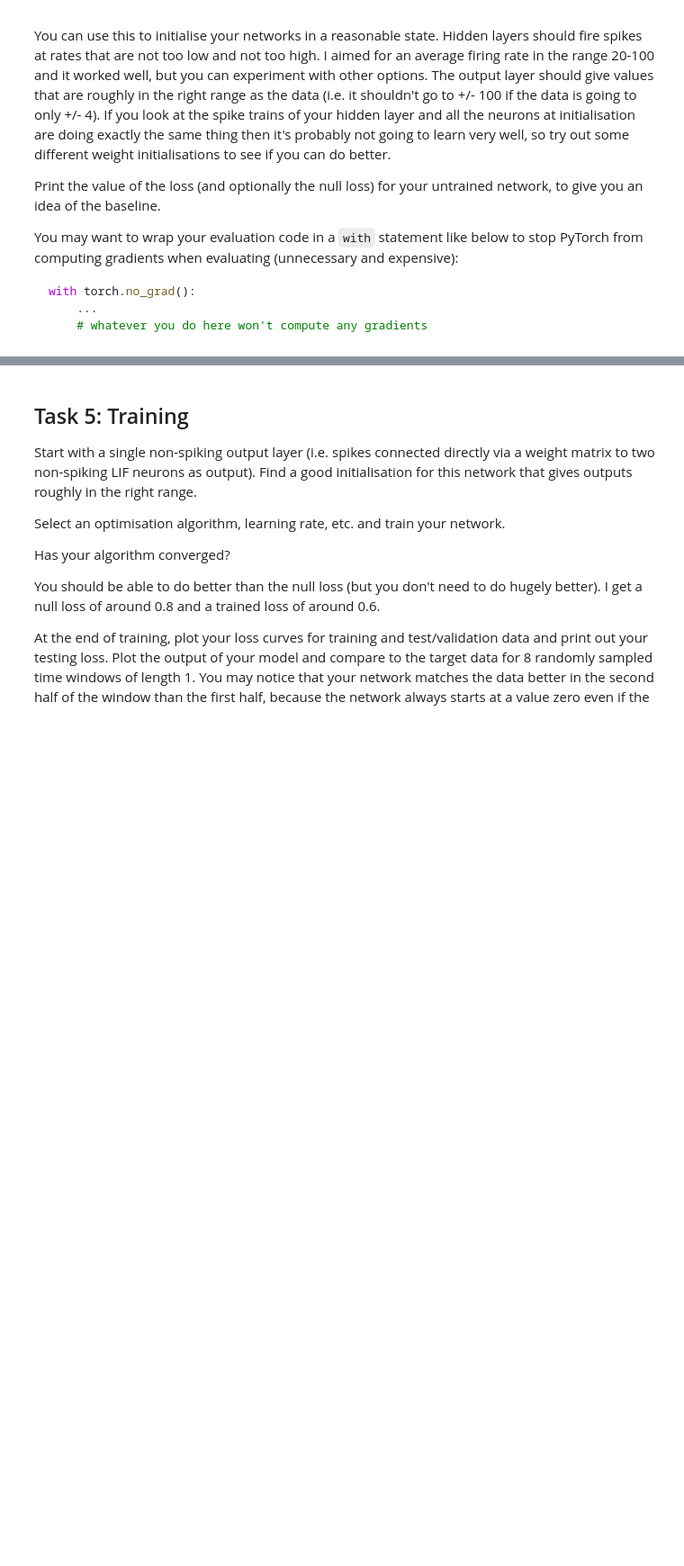
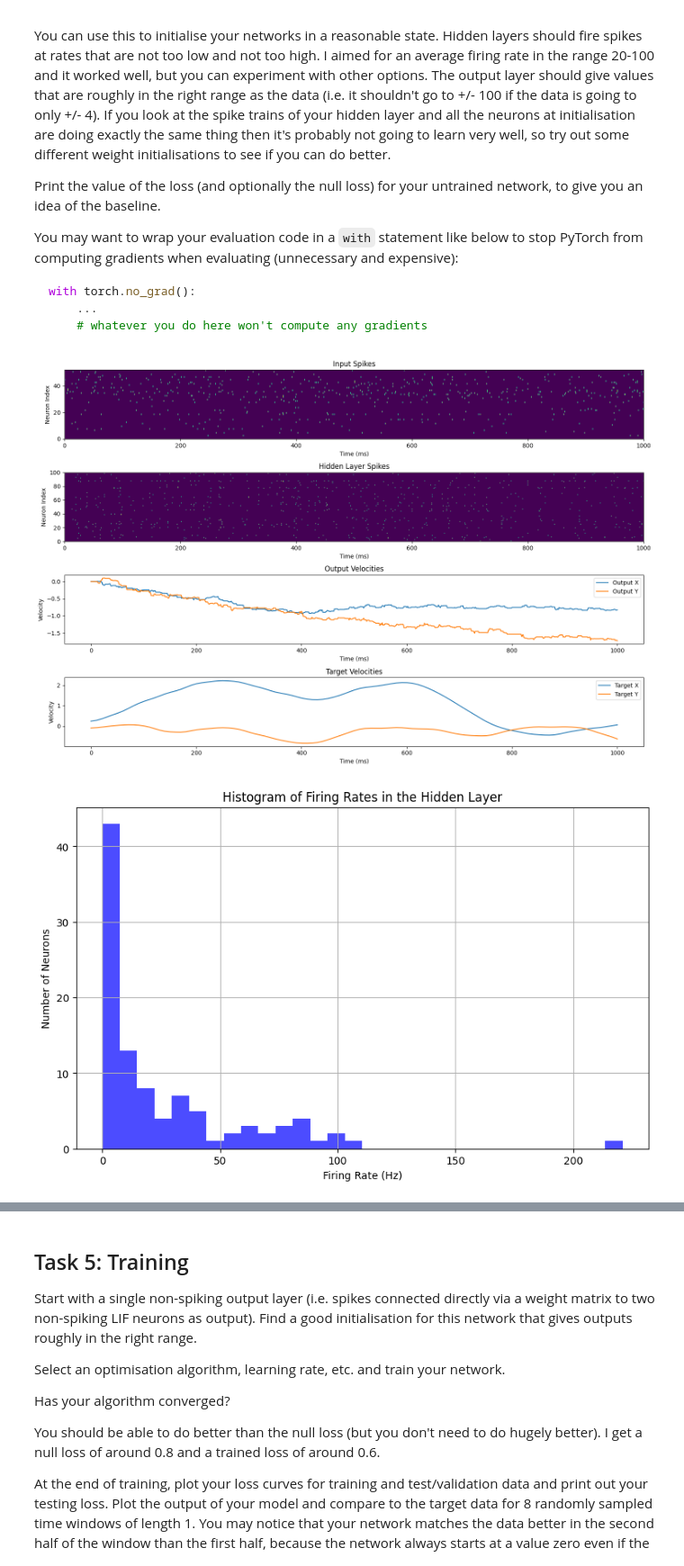
Before and after one commit to codinghasnat/Neuro4ML_2, a Jupyter notebook: Ayman/cw2-decoding.ipynb, the cells around one changed output, grey strips where cells are left out. Shown at 90% size. Saved outputs shown, nothing was run; the diff lists cells and outputs as text; code cells hidden in the pictures; blank space fills up the shorter version.

```diff
--- a/Ayman/cw2-decoding.ipynb
+++ b/Ayman/cw2-decoding.ipynb
@@ -423,8 +442,8 @@ def evaluate_model(network, test_loader):
 class SimpleSNN(nn.Module):
     def __init__(self):
         super(SimpleSNN, self).__init__()
-        self.hidden_layer = SNNLayer(n_in=100, n_out=100, spiking=True)
-        self.output_layer = SNNLayer(n_in=100, n_out=2, spiking=False)
+        self.hidden_layer = SNNLayer(n_in=52, n_out=100, spiking=True)
+        self.output_layer = SNNLayer(n_in=100, n_out=2, spiking=False, tau=500)
 
     def forward(self, x):
         x = self.hidden_layer(x)
@@ -443,0 +461,20 @@ test_loader = [(test_spikes, test_velocities)]
+# %%
+def compute_firing_rates(hidden_spikes, dt):
+    # Sum over all time points to get the total number of spikes for each neuron
+    total_spikes_per_neuron = hidden_spikes.sum(dim=2)
+    # Sum over batches to integrate spikes from all test examples
+    total_spikes_per_neuron = total_spikes_per_neuron.sum(dim=0)
+    # Compute the total time duration covered by the spikes
+    total_time_seconds = hidden_spikes.size(2) * dt
+    # Compute firing rates: spikes per second (Hz) per neuron
+    firing_rates = total_spikes_per_neuron / total_time_seconds
+    return firing_rates
+
+def plot_firing_rates(firing_rates):
+    plt.figure(figsize=(10, 6))
+    plt.hist(firing_rates.numpy(), bins=30, color='blue', alpha=0.7)
+    plt.title('Histogram of Firing Rates in the Hidden Layer')
+    plt.xlabel('Firing Rate (Hz)')
+    plt.ylabel('Number of Neurons')
+    plt.grid(True)
+    plt.show()
@@ -443,0 +525,22 @@ test_loader = [(test_spikes, test_velocities)]
+# %%
+network = SimpleSNN()
+loss, null_loss = evaluate_model(network, test_loader)
+
+# Run the network on test data
+with torch.no_grad():
+    hidden_spikes = network.hidden_layer(test_spikes)
+    outputs = network(test_spikes)
+
+# Calculate firing rates
+firing_rates = compute_firing_rates(hidden_spikes, dt=0.001)  # Ensure dt is defined correctly
+
+# Plot everything
+plot_network_activity(test_spikes, hidden_spikes, outputs, test_velocities)
+plot_firing_rates(firing_rates)
+
+# Print loss and firing rates information
+print(f"Loss: {loss}, Null Loss: {null_loss}")
+print(f"Hidden layer mean firing rate: {firing_rates.mean().item():.2f} Hz")
+# %% [output]
+[figure, added]
+[figure, added]
```
Also changed, not shown: parts of 7 cells of this notebook.
